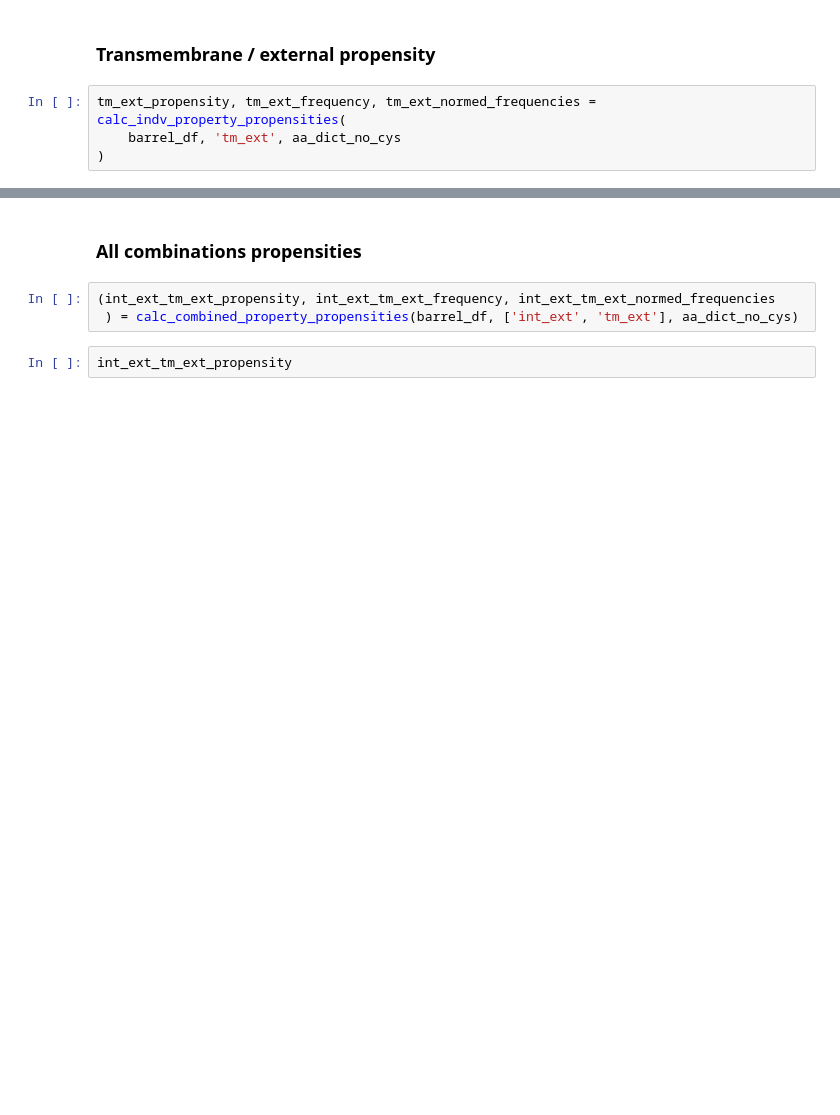
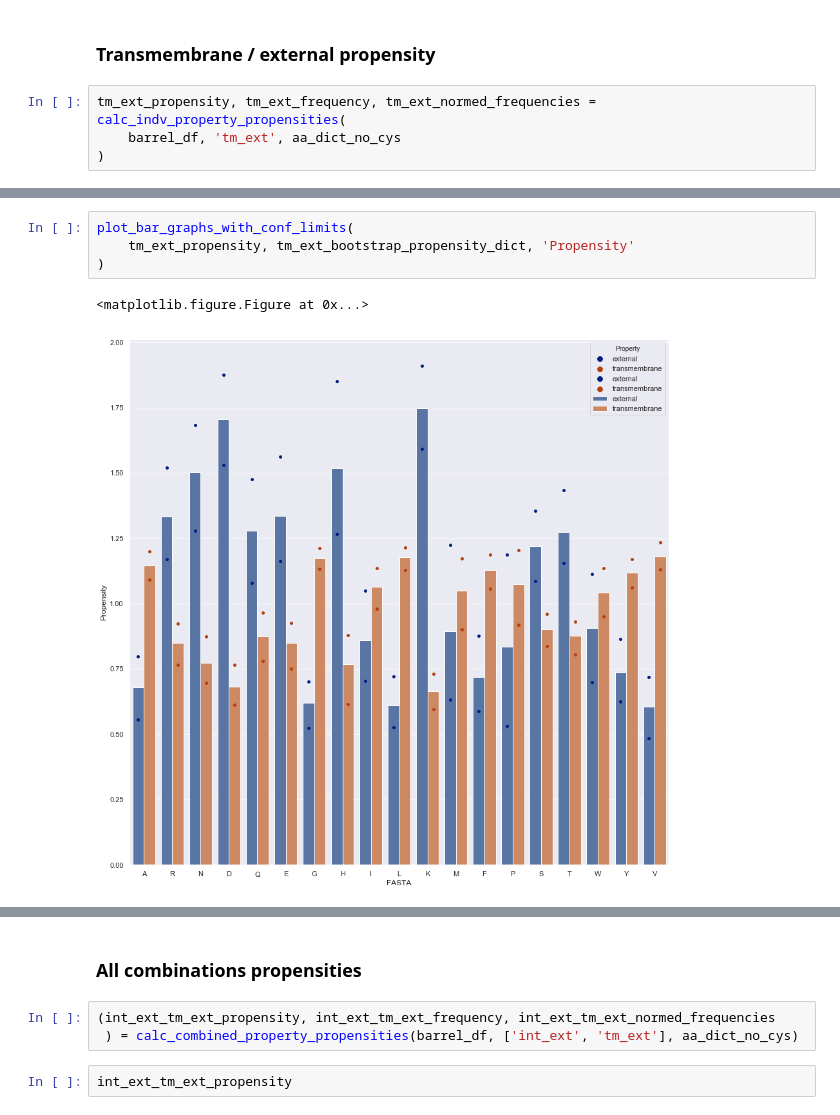
Before and after one commit to kls93/BetaStats, a Jupyter notebook: Propensity_analysis_barrels.ipynb, the cells around one changed output, grey strips where cells are left out. Drawn from its saved outputs; the diff is of its cells as text; blank space fills up the shorter version.

```diff
--- a/Propensity_analysis_barrels.ipynb
+++ b/Propensity_analysis_barrels.ipynb
@@ -1702,0 +1985,7 @@ plot_heat_map(tm_ext_normed_frequencies)
+# %%
+plot_bar_graphs_with_conf_limits(
+    tm_ext_propensity, tm_ext_bootstrap_propensity_dict, 'Propensity'
+)
+# %% [output]
+<matplotlib.figure.Figure at 0x...>
+[figure, added]
```
Also changed, not shown: parts of 66 cells of this notebook.
